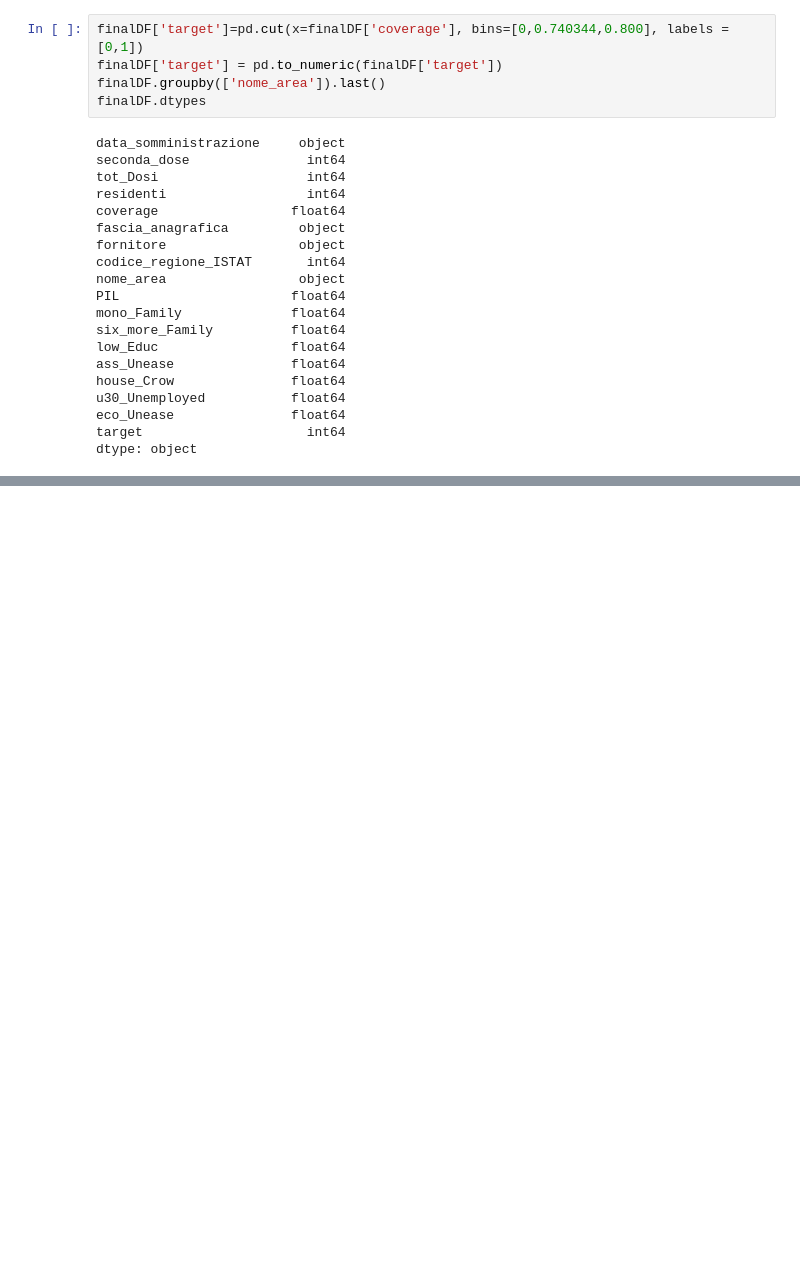
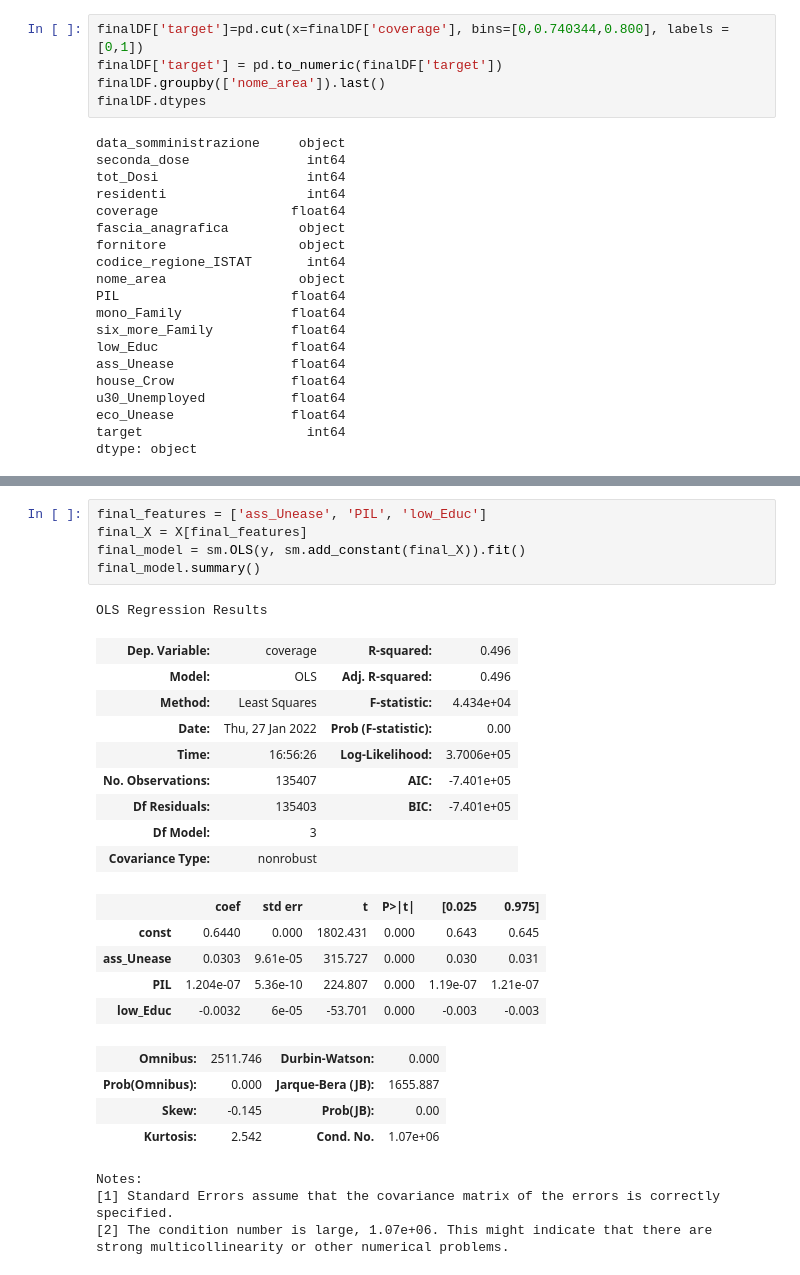
Before and after one commit to MatteoFasulo/COVID-19-Vaccines, a Jupyter notebook: Python/analytics.ipynb, the cells around one changed output, grey strips where cells are left out. Cells and saved outputs as stored; diff of their text form; blank space fills up the shorter version.

```diff
--- a/Python/analytics.ipynb
+++ b/Python/analytics.ipynb
@@ -421,0 +707,29 @@ eco_Unease          1.4045      0.055     25.333      0.000       1.296       1.
+# %%
+final_features = ['ass_Unease', 'PIL', 'low_Educ']
+final_X = X[final_features]
+final_model = sm.OLS(y, sm.add_constant(final_X)).fit()
+final_model.summary()
+# %% [output]
+OLS Regression Results
+| Dep. Variable: | coverage | R-squared: | 0.496 |
+| Model: | OLS | Adj. R-squared: | 0.496 |
+| Method: | Least Squares | F-statistic: | 4.434e+04 |
+| Date: | Thu, 27 Jan 2022 | Prob (F-statistic): | 0.00 |
+| Time: | 16:56:26 | Log-Likelihood: | 3.7006e+05 |
+| No. Observations: | 135407 | AIC: | -7.401e+05 |
+| Df Residuals: | 135403 | BIC: | -7.401e+05 |
+| Df Model: | 3 |  |  |
+| Covariance Type: | nonrobust |  |  |
+|  | coef | std err | t | P>|t| | [0.025 | 0.975] |
+| const | 0.6440 | 0.000 | 1802.431 | 0.000 | 0.643 | 0.645 |
+| ass_Unease | 0.0303 | 9.61e-05 | 315.727 | 0.000 | 0.030 | 0.031 |
+| PIL | 1.204e-07 | 5.36e-10 | 224.807 | 0.000 | 1.19e-07 | 1.21e-07 |
+| low_Educ | -0.0032 | 6e-05 | -53.701 | 0.000 | -0.003 | -0.003 |
+| Omnibus: | 2511.746 | Durbin-Watson: | 0.000 |
+| Prob(Omnibus): | 0.000 | Jarque-Bera (JB): | 1655.887 |
+| Skew: | -0.145 | Prob(JB): | 0.00 |
+| Kurtosis: | 2.542 | Cond. No. | 1.07e+06 |
+Notes:
+[1] Standard Errors assume that the covariance matrix of the errors is correctly specified.
+[2] The condition number is large, 1.07e+06. This might indicate that there are
+strong multicollinearity or other numerical problems.
```
Also changed, not shown: parts of 26 cells of this notebook, 2 other files.
